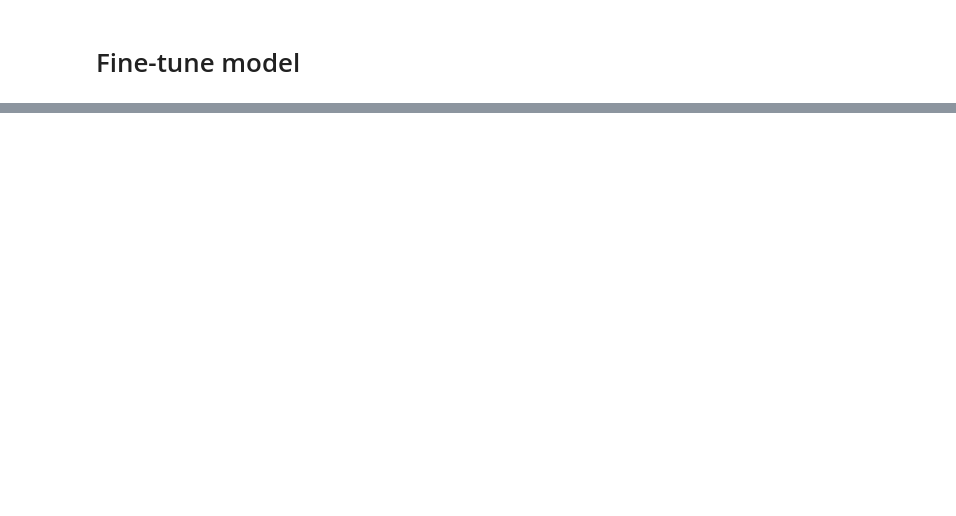
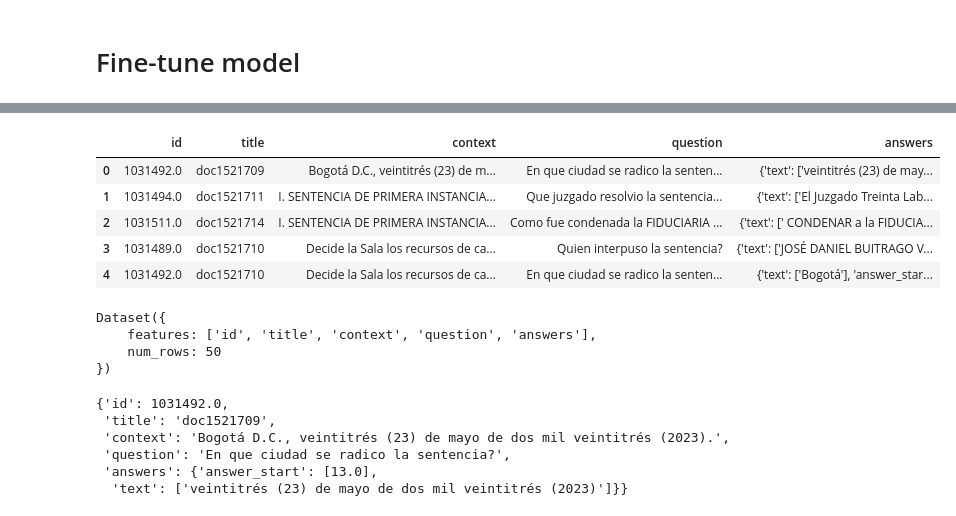
Before and after one commit to vicaranq/cse256_final_project, a Jupyter notebook: CS256_FinalProject_SpanishQA.ipynb, the cells around one changed output, grey strips where cells are left out. Saved outputs shown, nothing was run; the diff lists cells and outputs as text; code cells hidden in the pictures; blank space fills up the shorter version.

```diff
--- a/CS256_FinalProject_SpanishQA.ipynb
+++ b/CS256_FinalProject_SpanishQA.ipynb
@@ -402,0 +406,23 @@ print("Training complete!")
+# %%
+import math
+data = []
+# assuming train_dataset is a dataframe
+for _, record in train_dataset.iterrows():
+    # example = {
+    #     'text': row['text'],
+    #     'label': row['label']
+    # }
+
+    record_output = dict()
+    if record['text'] and not record['text'] != record['text'] : # not nan
+      # print('text: ', record['text'])
+      # for x in ['question_id','document_id', 'context', 'question','text']:
+      #   assert x in record.keys() #, "{} not found in record keys".format(x)
+      record_output['id'] = record['question_id']
+      record_output['title'] = "doc"+ str(record['document_id'])
+      record_output['context'] = record['context']
+      record_output['question'] = record['question']
+      print(record['text'])
+      record_output['answers'] = {'text': [record['text']],\
+                                  'answer_start' : [record['answer_start']]}
+    data.append(record_output)
@@ -402,0 +435,10 @@ print("Training complete!")
+# %%
+df_train = pd.DataFrame(data).dropna()
+df_train
+# %% [output]
+|  | id | title | context | question | answers |
+| 0 | 1031492.0 | doc1521709 | Bogotá D.C., veintitrés (23) de m... | En que ciudad se radico la senten... | {'text': ['veintitrés (23) de may... |
+| 1 | 1031494.0 | doc1521711 | I. SENTENCIA DE PRIMERA INSTANCIA... | Que juzgado resolvio la sentencia... | {'text': ['El Juzgado Treinta Lab... |
+| 2 | 1031511.0 | doc1521714 | I. SENTENCIA DE PRIMERA INSTANCIA... | Como fue condenada la FIDUCIARIA ... | {'text': [' CONDENAR a la FIDUCIA... |
+| 3 | 1031489.0 | doc1521710 | Decide la Sala los recursos de ca... | Quien interpuso la sentencia? | {'text': ['JOSÉ DANIEL BUITRAGO V... |
+| 4 | 1031492.0 | doc1521710 | Decide la Sala los recursos de ca... | En que ciudad se radico la senten... | {'text': ['Bogotá'], 'answer_star... |
@@ -402,0 +448,8 @@ print("Training complete!")
+# %%
+train_dataset = Dataset.from_pandas(df_train)
+train_dataset
+# %% [output]
+Dataset({
+    features: ['id', 'title', 'context', 'question', 'answers'],
+    num_rows: 50
+})
@@ -402,0 +459,9 @@ print("Training complete!")
+# %%
+train_dataset[0]
+# %% [output]
+{'id': 1031492.0,
+ 'title': 'doc1521709',
+ 'context': 'Bogotá D.C., veintitrés (23) de mayo de dos mil veintitrés (2023).',
+ 'question': 'En que ciudad se radico la sentencia?',
+ 'answers': {'answer_start': [13.0],
+  'text': ['veintitrés (23) de mayo de dos mil veintitrés (2023)']}}
```
Also changed, not shown: parts of 66 cells of this notebook.
